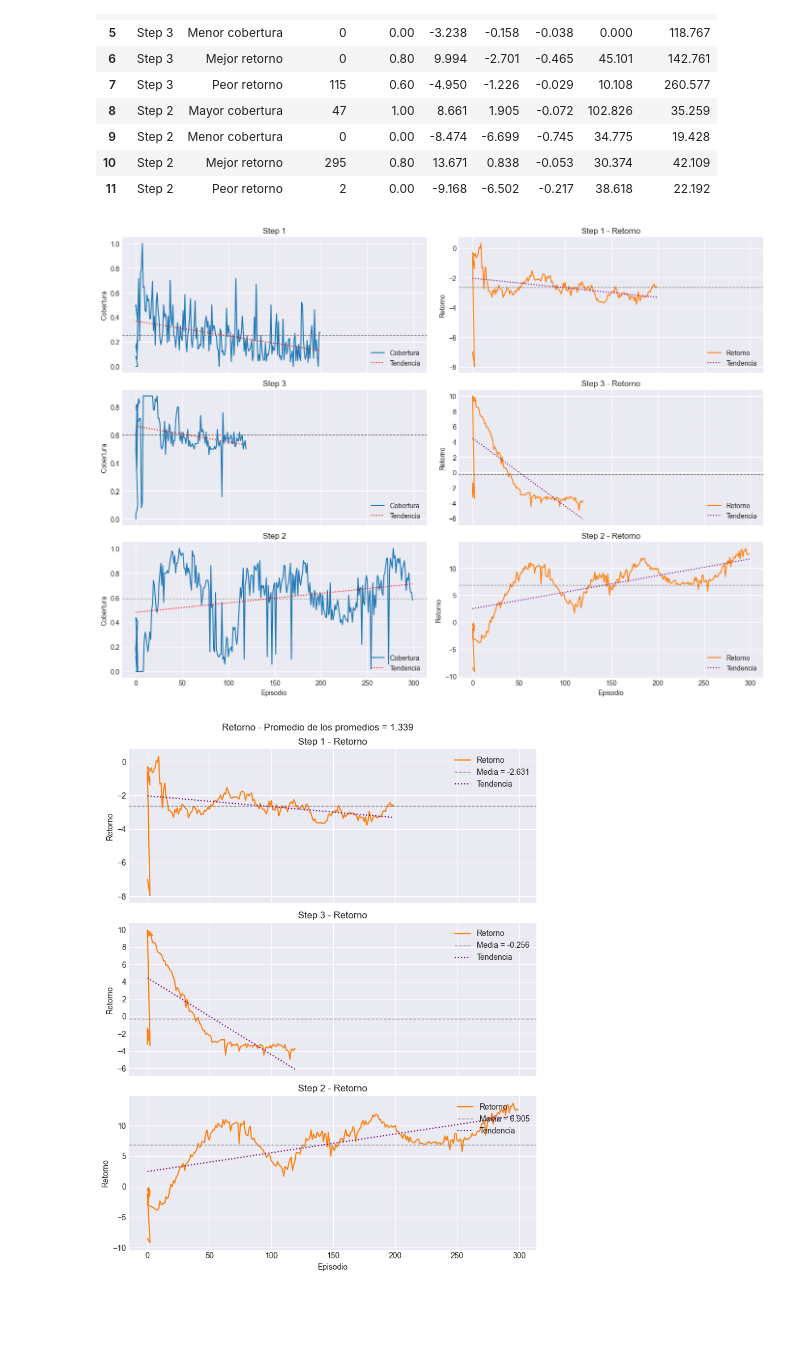
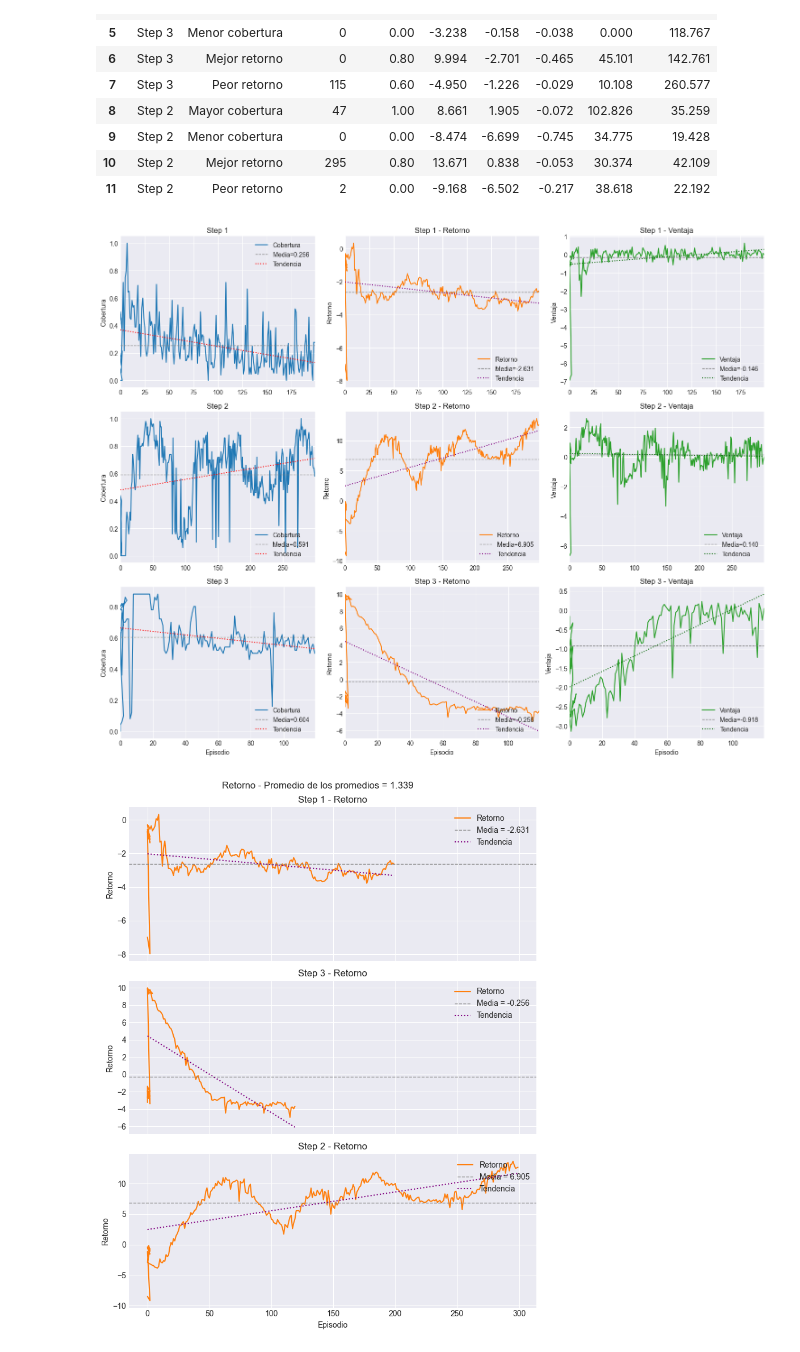
Before and after one commit to mightyssge/prueba-de-concepto, a Jupyter notebook: lurigancho_training_report.ipynb, the cells around one changed output. Saved outputs shown, nothing was run; the diff lists cells and outputs as text; code cells hidden in the pictures; blank space fills up the shorter version.

```diff
--- a/lurigancho_training_report.ipynb
+++ b/lurigancho_training_report.ipynb
@@ -141,63 +143,72 @@ display(extremes_df.round(3))
 # %%
 import numpy as np
 # %%
-fig, axes = plt.subplots(len(LOG_SOURCES), 2, figsize=(14, 10), sharex='col')
+# Ordenamos explícitamente Step 1, Step 2, Step 3
+ordered_sources = []
+for step in ["Step 1", "Step 2", "Step 3"]:
+    for label, path in LOG_SOURCES:
+        if label == step:
+            ordered_sources.append((label, path))
 
-for idx, (label, _) in enumerate(LOG_SOURCES):
-    df = logs[label]
+fig, axes = plt.subplots(len(ordered_sources), 3, figsize=(15, 12), sharex=False)
 
-    # --- Cobertura ---
+for idx, (label, _) in enumerate(ordered_sources):
+    df = logs[label].dropna(subset=["episode"])
+    min_ep, max_ep = df["episode"].min(), df["episode"].max()
+
+     # --- Cobertura ---
     ax_cov = axes[idx, 0]
     ax_cov.plot(df["episode"], df["coverage"], label="Cobertura")
-
-    # Línea horizontal: media
-    ax_cov.axhline(df["coverage"].mean(), color="gray", linestyle="--", linewidth=1)
-
-    # Tendencia cobertura
-    z_cov = np.polyfit(df["episode"], df["coverage"], 1)
-    p_cov = np.poly1d(z_cov)
-    ax_cov.plot(
-        df["episode"],
-        p_cov(df["episode"]),
-        color="red",
-        linestyle=":",
-        linewidth=1.5,
-        label="Tendencia"
-    )
-
+    cov_mean = df["coverage"].mean()
+    ax_cov.axhline(cov_mean, color="gray", linestyle="--", linewidth=1, label=f"Media={cov_mean:.3f}")
+    if len(df) >= 2:
+        z_cov = np.polyfit(df["episode"], df["coverage"], 1)
+        p_cov = np.poly1d(z_cov)
+        ax_cov.plot(df["episode"], p_cov(df["episode"]), color="red", linestyle=":", linewidth=1.5, label="Tendencia")
+    ax_cov.set_xlim(min_ep, max_ep)
     ax_cov.set_ylabel("Cobertura")
     ax_cov.set_title(label)
-    ax_cov.legend(loc="lower right")
+    # leyenda: Step 1 Cobertura arriba derecha; los demás igual que antes
+    cov_legend_loc = "upper right" if label == "Step 1" else "lower right"
+    ax_cov.legend(loc=cov_legend_loc)
+
 
     # --- Retorno ---
     ax_ret = axes[idx, 1]
     ax_ret.plot(df["episode"], df["return"], color="#ff7f0e", label="Retorno")
-
-    ax_ret.axhline(df["return"].mean(), color="gray", linestyle="--", linewidth=1)
-
-    # Tendencia retorno
-    z_ret = np.polyfit(df["episode"], df["return"], 1)
-    p_ret = np.poly1d(z_ret)
-    ax_ret.plot(
-        df["episode"],
-        p_ret(df["episode"]),
-        color="purple",
-        linestyle=":",
-        linewidth=1.5,
-        label="Tendencia"
-    )
-
+    ret_mean = df["return"].mean()
+    ax_ret.axhline(ret_mean, color="gray", linestyle="--", linewidth=1, label=f"Media={ret_mean:.3f}")
+    if len(df) >= 2:
+        z_ret = np.polyfit(df["episode"], df["return"], 1)
+        p_ret = np.poly1d(z_ret)
+        ax_ret.plot(df["episode"], p_ret(df["episode"]), color="purple", linestyle=":", linewidth=1.5, label="Tendencia")
+    ax_ret.set_xlim(min_ep, max_ep)
     ax_ret.set_ylabel("Retorno")
     ax_ret.set_title(f"{label} - Retorno")
     ax_ret.legend(loc="lower right")
 
+    # --- Ventaja ---
+    ax_adv = axes[idx, 2]
+    ax_adv.plot(df["episode"], df["adv"], color="tab:green", label="Ventaja")
+    adv_mean = df["adv"].mean()
+    ax_adv.axhline(adv_mean, color="gray", linestyle="--", linewidth=1, label=f"Media={adv_mean:.3f}")
+    if len(df) >= 2:
+        z_adv = np.polyfit(df["episode"], df["adv"], 1)
+        p_adv = np.poly1d(z_adv)
+        ax_adv.plot(df["episode"], p_adv(df["episode"]), color="darkgreen", linestyle=":", linewidth=1.5, label="Tendencia")
+    ax_adv.set_xlim(min_ep, max_ep)
+    ax_adv.set_ylabel("Ventaja")
+    ax_adv.set_title(f"{label} - Ventaja")
+    ax_adv.legend(loc="lower right")
+
 axes[-1, 0].set_xlabel("Episodio")
 axes[-1, 1].set_xlabel("Episodio")
+axes[-1, 2].set_xlabel("Episodio")
 
 plt.tight_layout()
 plt.show()
 # %% [output]
-[figure, old version]
+[figure, new version]
 # %%
 # --- PLOT RETORNO ---
 
```
Also changed, not shown: parts of 1 cell of this notebook, 5 other files.
